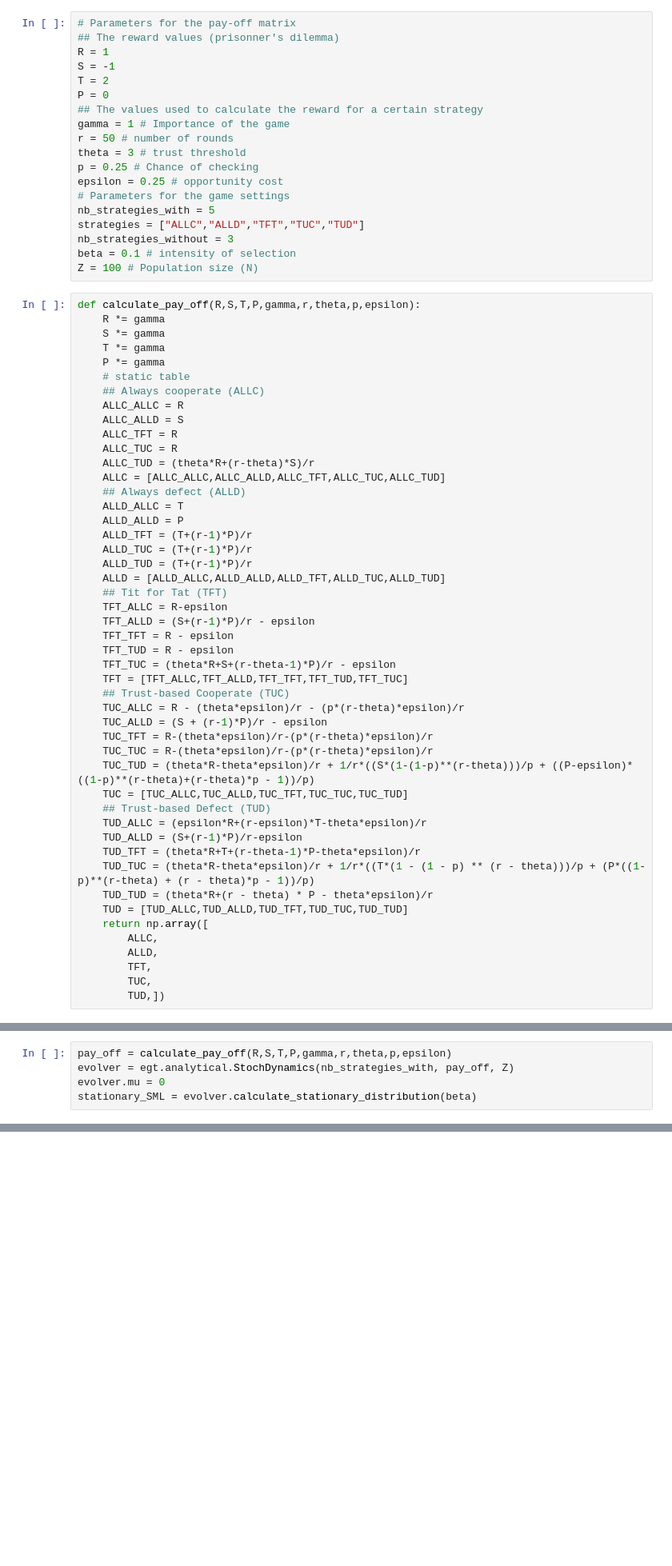
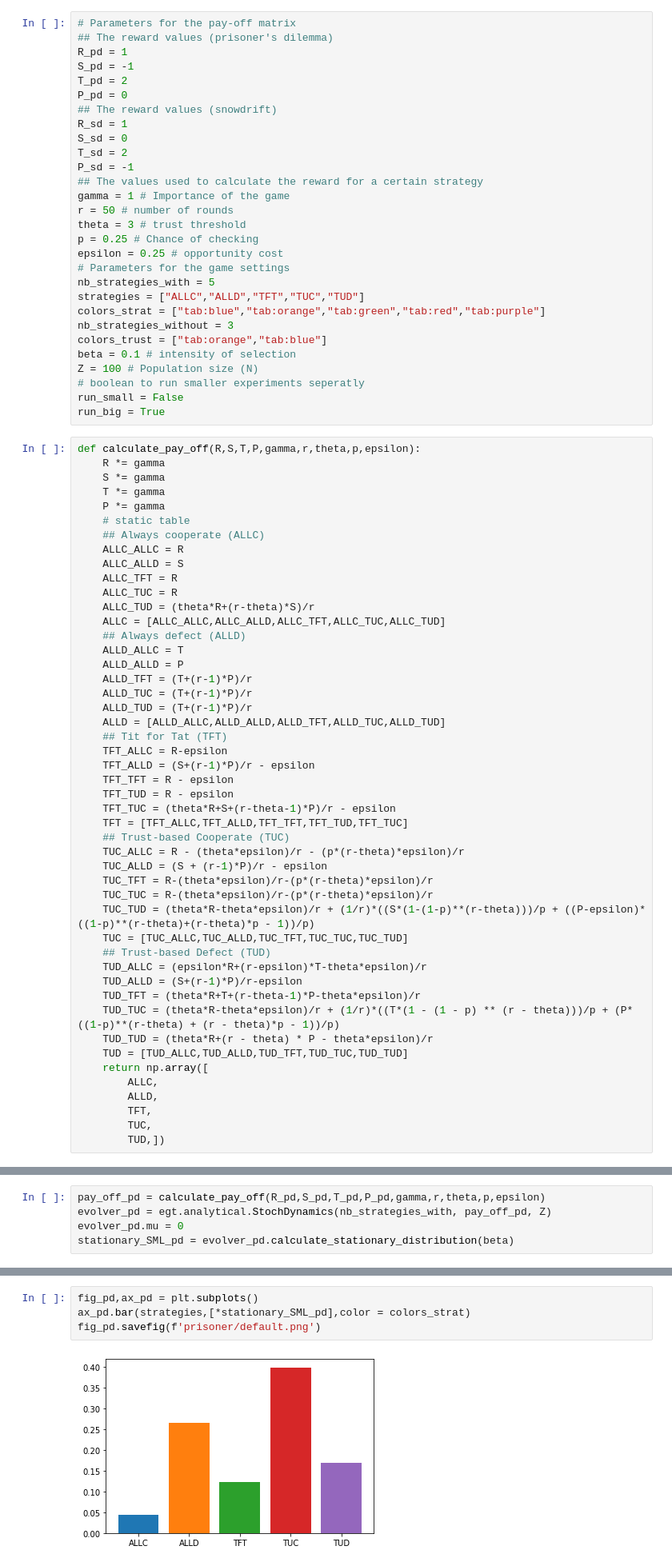
Before and after one commit to ErinnVdSande/CGT-Project, a Jupyter notebook: Project.ipynb, the cells around one changed output, grey strips where cells are left out. Shown at 80% size. Saved outputs shown, nothing was run; the diff lists cells and outputs as text; blank space fills up the shorter version.

```diff
--- a/Project.ipynb
+++ b/Project.ipynb
@@ -6,11 +6,16 @@ import matplotlib.pyplot as plt
 import egttools as egt
 # %%
 # Parameters for the pay-off matrix
-## The reward values (prisonner's dilemma)
-R = 1
-S = -1
-T = 2
-P = 0
+## The reward values (prisoner's dilemma)
+R_pd = 1
+S_pd = -1
+T_pd = 2
+P_pd = 0
+## The reward values (snowdrift)
+R_sd = 1
+S_sd = 0
+T_sd = 2
+P_sd = -1
 ## The values used to calculate the reward for a certain strategy
 gamma = 1 # Importance of the game
 r = 50 # number of rounds
@@ -20,9 +25,14 @@ epsilon = 0.25 # opportunity cost
 # Parameters for the game settings
 nb_strategies_with = 5
 strategies = ["ALLC","ALLD","TFT","TUC","TUD"]
+colors_strat = ["tab:blue","tab:orange","tab:green","tab:red","tab:purple"]
 nb_strategies_without = 3
+colors_trust = ["tab:orange","tab:blue"]
 beta = 0.1 # intensity of selection
 Z = 100 # Population size (N)
+# boolean to run smaller experiments seperatly
+run_small = False
+run_big = True
 # %%
 def calculate_pay_off(R,S,T,P,gamma,r,theta,p,epsilon):
     R *= gamma
@@ -56,13 +66,13 @@ def calculate_pay_off(R,S,T,P,gamma,r,theta,p,epsilon):
     TUC_ALLD = (S + (r-1)*P)/r - epsilon
     TUC_TFT = R-(theta*epsilon)/r-(p*(r-theta)*epsilon)/r
     TUC_TUC = R-(theta*epsilon)/r-(p*(r-theta)*epsilon)/r
-    TUC_TUD = (theta*R-theta*epsilon)/r + 1/r*((S*(1-(1-p)**(r-theta)))/p + ((P-epsilon)*((1-p)**(r-theta)+(r-theta)*p - 1))/p)
+    TUC_TUD = (theta*R-theta*epsilon)/r + (1/r)*((S*(1-(1-p)**(r-theta)))/p + ((P-epsilon)*((1-p)**(r-theta)+(r-theta)*p - 1))/p)
     TUC = [TUC_ALLC,TUC_ALLD,TUC_TFT,TUC_TUC,TUC_TUD]
     ## Trust-based Defect (TUD)
     TUD_ALLC = (epsilon*R+(r-epsilon)*T-theta*epsilon)/r
     TUD_ALLD = (S+(r-1)*P)/r-epsilon
     TUD_TFT = (theta*R+T+(r-theta-1)*P-theta*epsilon)/r
-    TUD_TUC = (theta*R-theta*epsilon)/r + 1/r*((T*(1 - (1 - p) ** (r - theta)))/p + (P*((1-p)**(r-theta) + (r - theta)*p - 1))/p)
+    TUD_TUC = (theta*R-theta*epsilon)/r + (1/r)*((T*(1 - (1 - p) ** (r - theta)))/p + (P*((1-p)**(r-theta) + (r - theta)*p - 1))/p)
     TUD_TUD = (theta*R+(r - theta) * P - theta*epsilon)/r
     TUD = [TUD_ALLC,TUD_ALLD,TUD_TFT,TUD_TUC,TUD_TUD]
     return np.array([
@@ -74,6 +87,6 @@ def calculate_pay_off(R,S,T,P,gamma,r,theta,p,epsilon):
 # %%
-pay_off = calculate_pay_off(R,S,T,P,gamma,r,theta,p,epsilon)
-evolver = egt.analytical.StochDynamics(nb_strategies_with, pay_off, Z)
-evolver.mu = 0
-stationary_SML = evolver.calculate_stationary_distribution(beta)
+pay_off_pd = calculate_pay_off(R_pd,S_pd,T_pd,P_pd,gamma,r,theta,p,epsilon)
+evolver_pd = egt.analytical.StochDynamics(nb_strategies_with, pay_off_pd, Z)
+evolver_pd.mu = 0
+stationary_SML_pd = evolver_pd.calculate_stationary_distribution(beta)
 # %%
@@ -89 +96,7 @@ ax.bar(["ALLC","ALLD","TFT","TUC","TUD"],[*stationary_SML])
+# %%
+fig_pd,ax_pd = plt.subplots()
+ax_pd.bar(strategies,[*stationary_SML_pd],color = colors_strat)
+fig_pd.savefig(f'prisoner/default.png')
+# %% [output]
+[figure, added]
 # %%
```
Also changed, not shown: parts of 23 cells of this notebook.
